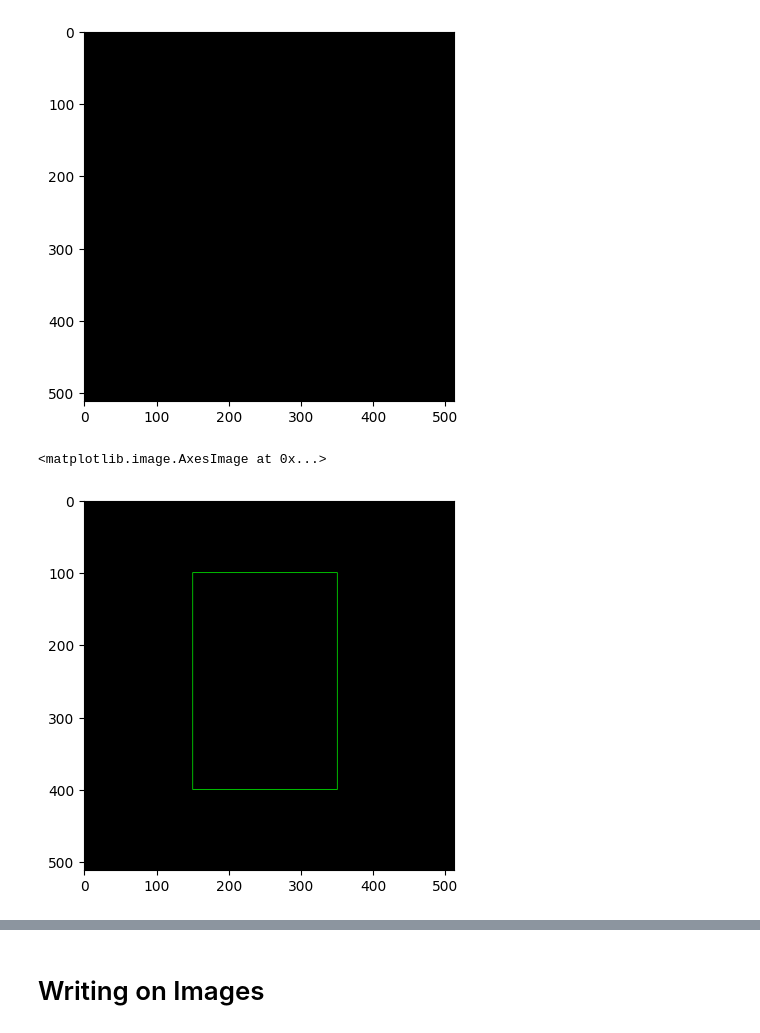
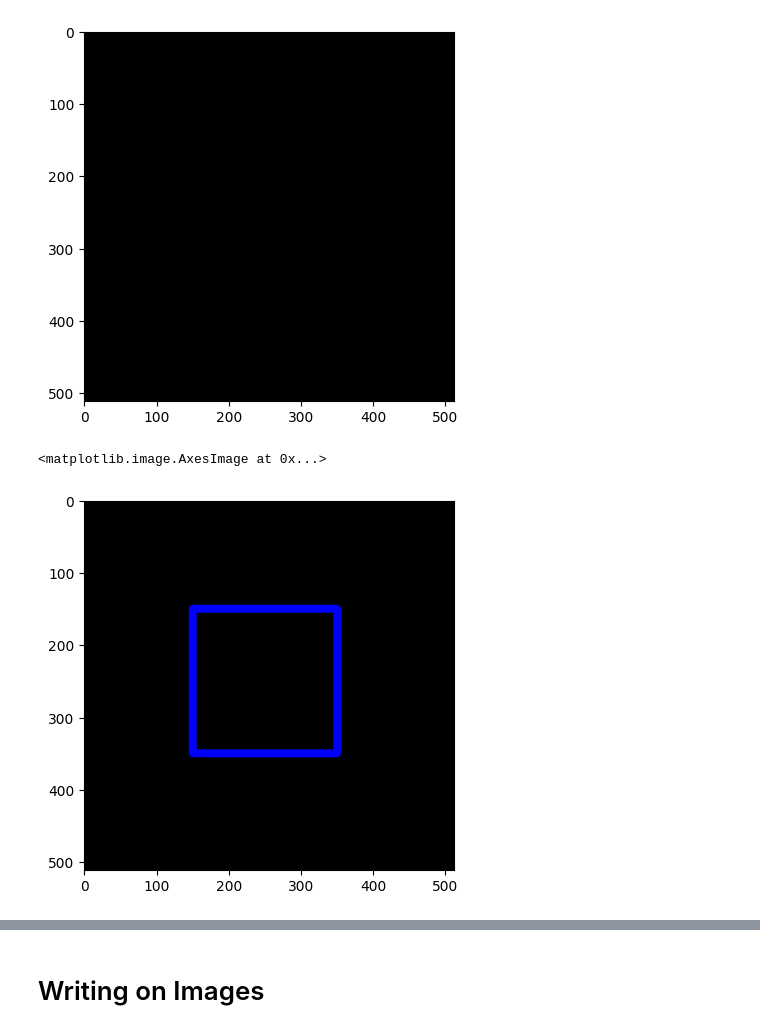
Before and after one commit to ezekielamitchell/ComputerVision, a Jupyter notebook: Lab/opencv/python/image_basics_opencv/image_drawing.ipynb, the cells around one changed output, grey strips where cells are left out. Saved outputs shown, nothing was run; the diff lists cells and outputs as text; code cells hidden in the pictures.

```diff
--- a/Lab/opencv/python/image_basics_opencv/image_drawing.ipynb
+++ b/Lab/opencv/python/image_basics_opencv/image_drawing.ipynb
@@ -12,11 +16,11 @@ plt.imshow(blank_image)
 <matplotlib.image.AxesImage at 0x...>
 [figure]
 # %%
-blank_image = np.zeros(shape=(512,512,3), dtype=np.int16)
-cv.rectangle(blank_image, pt1=(150,100), pt2=(350,400), color=(0,255,0), thickness=1)
+blank_image=np.zeros(shape=(512,512,3), dtype=np.int16)
+cv.rectangle(blank_image, pt1=(150,150), pt2=(350,350), thickness=10, color=(0,0,255))
 plt.imshow(blank_image)
 # %% [output]
 <matplotlib.image.AxesImage at 0x...>
-[figure, old version]
+[figure, new version]
 # %%
 cv.circle(blank_image, center=(250,250), radius=100, color=(0,0,255), thickness=-1)
```
Also changed, not shown: parts of 2 cells of this notebook.
